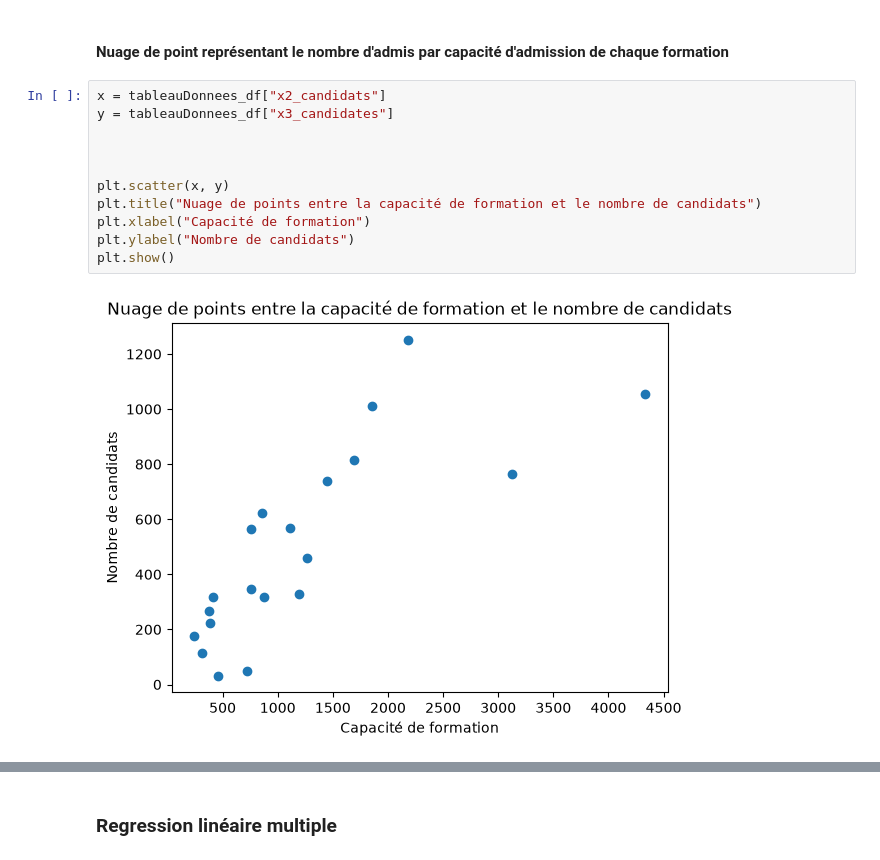
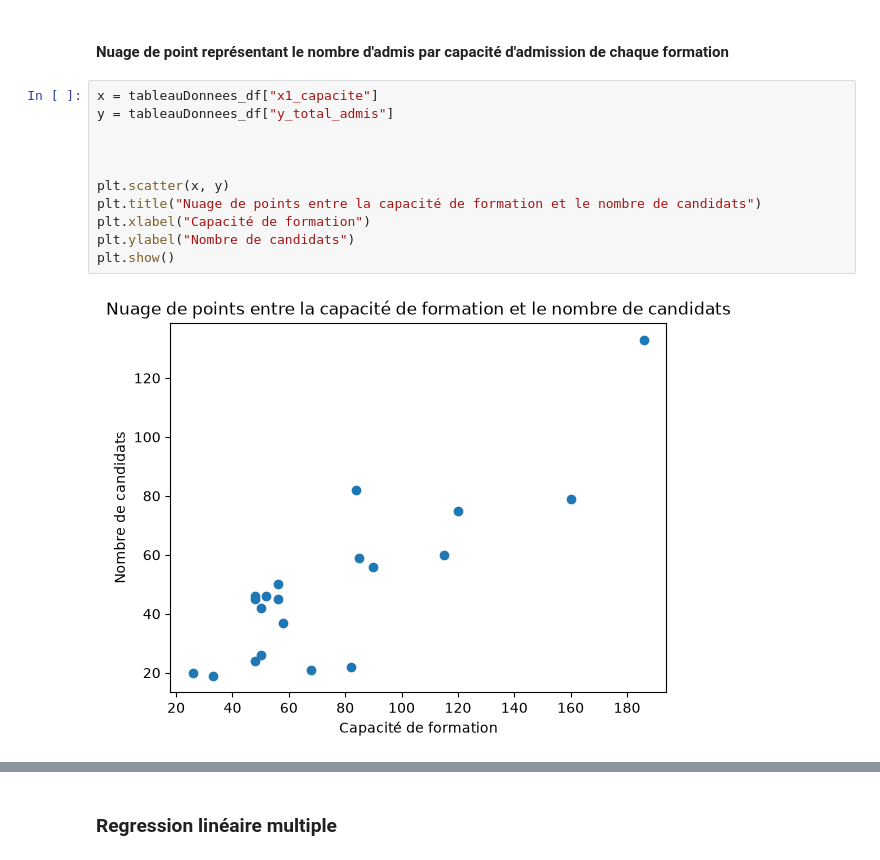
Before and after one commit to ThuaDang/SAE2.04---Base-de-donn-es, a Jupyter notebook: Partie 3 - Analyse des données/Etude_statistique_DANG_Thuan_BIGOUIN_Clement.ipynb, the cells around one changed output, grey strips where cells are left out. Cells and saved outputs as stored; diff of their text form.

```diff
--- a/Partie 3 - Analyse des données/Etude_statistique_DANG_Thuan_BIGOUIN_Clement.ipynb
+++ b/Partie 3 - Analyse des données/Etude_statistique_DANG_Thuan_BIGOUIN_Clement.ipynb
@@ -55,15 +55,15 @@ plt.show()
 # %% [markdown]
 #### Nuage de point représentant le nombre d'admis par capacité d'admission de chaque formation
 # %%
-x = tableauDonnees_df["x2_candidats"]
-y = tableauDonnees_df["x3_candidates"]
+x = tableauDonnees_df["x1_capacite"]
+y = tableauDonnees_df["y_total_admis"]
 
 
 
 plt.scatter(x, y)
 plt.title("Nuage de points entre la capacité de formation et le nombre de candidats")
 plt.xlabel("Capacité de formation")
 plt.ylabel("Nombre de candidats")
 plt.show()
 # %% [output]
-[figure, old version]
+[figure, new version]
```
Also changed, not shown: parts of 2 cells of this notebook.
